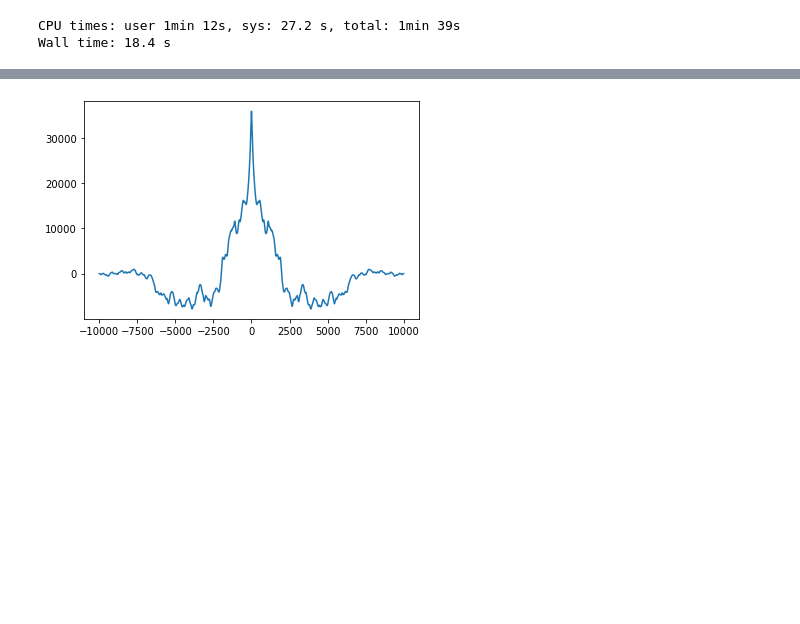
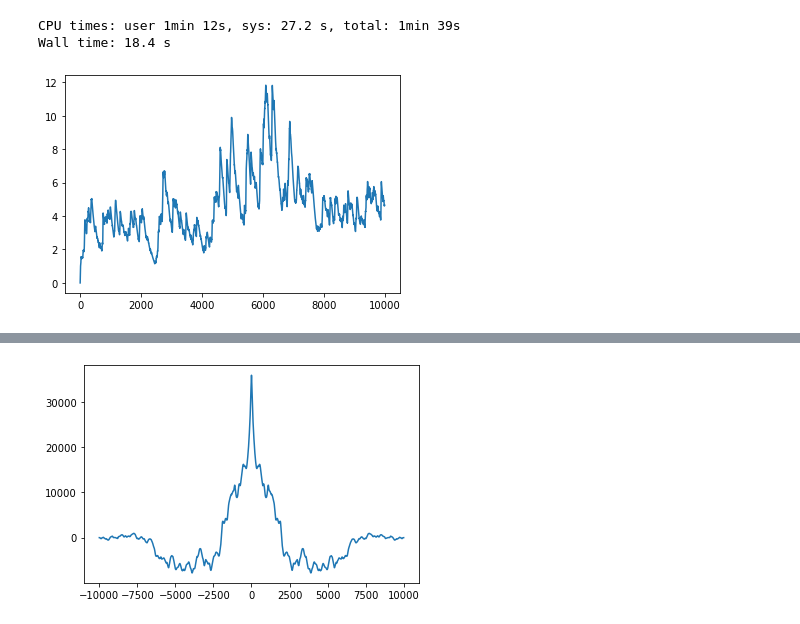
Before and after one commit to alexnegron/SCGB-Fellowship, a Jupyter notebook: Noisy model.ipynb, the cells around one changed output, grey strips where cells are left out. Cells and saved outputs as stored; diff of their text form; code cells hidden in the pictures; blank space fills up the shorter version.

Commit message:
time series plots

```diff
--- a/Noisy model.ipynb
+++ b/Noisy model.ipynb
@@ -105,3 +105,8 @@ def xcov(x,y):
     xbar = np.mean(x)
     ybar = np.mean(y)
     return signal.convolve(x-xbar, y[::-1]-ybar, mode='full')
+# %%
+plt.plot(R_E[0,:])
+plt.show()
+# %% [output]
+[figure, added]
```
Also changed, not shown: parts of 2 cells of this notebook.
